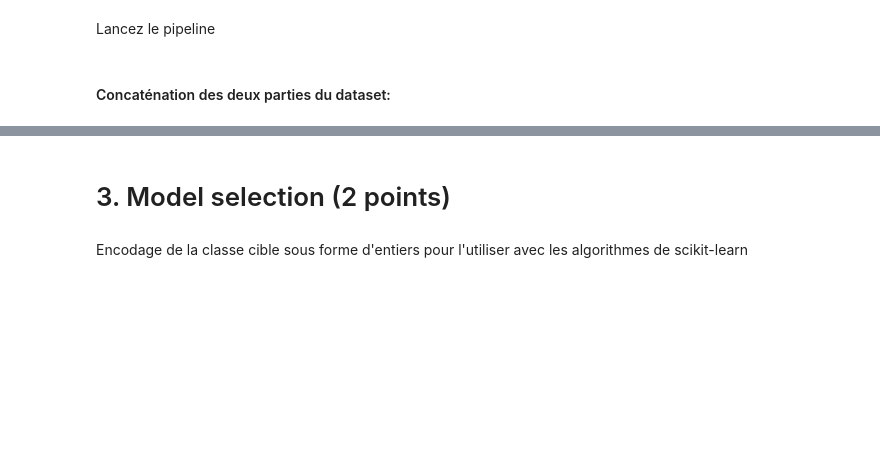
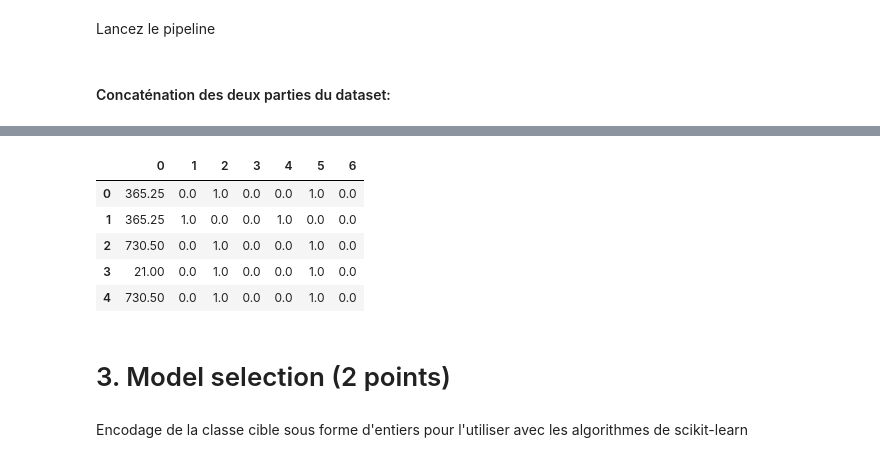
Before and after one commit to FabriceCh/inf8215, a Jupyter notebook: lab3/TP3/TP3_FR.ipynb, the cells around one changed output, grey strips where cells are left out. Drawn from its saved outputs; the diff is of its cells as text; code cells hidden in the pictures; blank space fills up the shorter version.

```diff
--- a/lab3/TP3/TP3_FR.ipynb
+++ b/lab3/TP3/TP3_FR.ipynb
@@ -635,8 +675,8 @@ full_pipeline = ColumnTransformer([
 Lancez le pipeline
 # %%
 column_names = ["AgeuponOutcome"]
-# X_train_prepared = pd.DataFrame(full_pipeline.fit_transform(X_train),columns = columns)
-# X_test_prepared = pd.DataFrame(full_pipeline.fit_transform(X_test),columns = columns)
+X_train_prepared = pd.DataFrame(full_pipeline.fit_transform(X_train))
+X_test_prepared = pd.DataFrame(full_pipeline.fit_transform(X_test))
 # %% [markdown]
 #### Concaténation des deux parties du dataset:
 # %%
@@ -645,3 +693,12 @@ column_names = ["AgeuponOutcome"]
+# %%
+X_train_prepared.head()
+# %% [output]
+|  | 0 | 1 | 2 | 3 | 4 | 5 | 6 |
+| 0 | 365.25 | 0.0 | 1.0 | 0.0 | 0.0 | 1.0 | 0.0 |
+| 1 | 365.25 | 1.0 | 0.0 | 0.0 | 1.0 | 0.0 | 0.0 |
+| 2 | 730.50 | 0.0 | 1.0 | 0.0 | 0.0 | 1.0 | 0.0 |
+| 3 | 21.00 | 0.0 | 1.0 | 0.0 | 0.0 | 1.0 | 0.0 |
+| 4 | 730.50 | 0.0 | 1.0 | 0.0 | 0.0 | 1.0 | 0.0 |
 # %% [markdown]
 # 3. Model selection (2 points)
 # %% [markdown]
```
Also changed, not shown: parts of 9 cells of this notebook, 1 other file.
